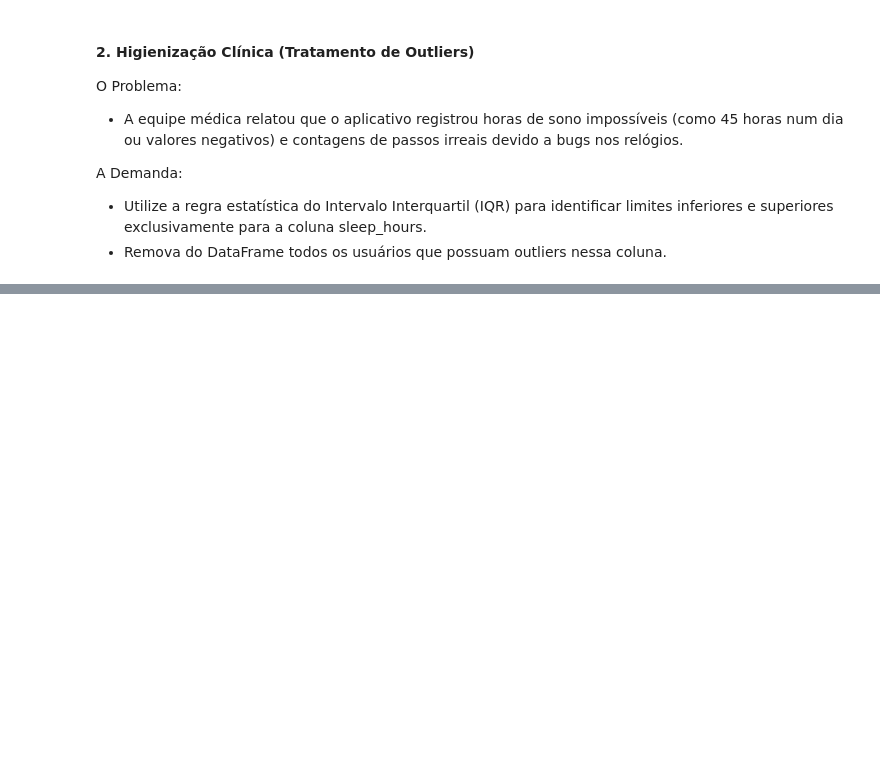
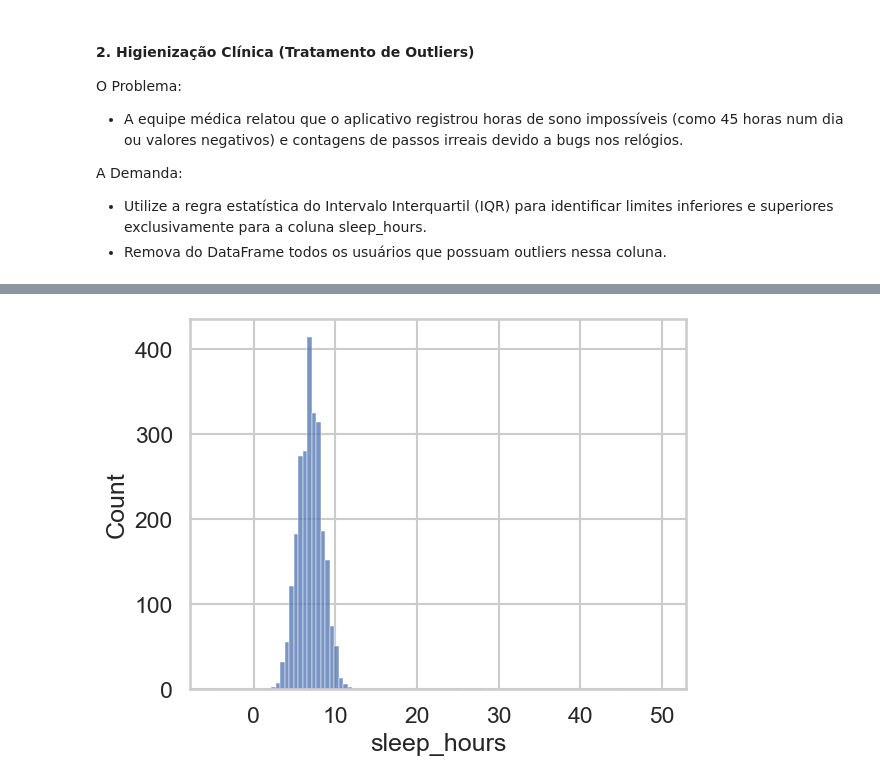
Before and after one commit to LeandroLDA/Data-Science-Exercises, a Jupyter notebook: FitTrack_EDA/fittrack_analise.ipynb, the cells around one changed output, grey strips where cells are left out. Drawn from its saved outputs; the diff is of its cells as text; code cells hidden in the pictures; blank space fills up the shorter version.

```diff
--- a/FitTrack_EDA/fittrack_analise.ipynb
+++ b/FitTrack_EDA/fittrack_analise.ipynb
@@ -151,0 +165,5 @@ A Demanda:
+# %%
+sns.histplot(data = df_fit, x = "sleep_hours")
+plt.show()
+# %% [output]
+[figure, added]
```
Also changed, not shown: parts of 16 cells of this notebook.
